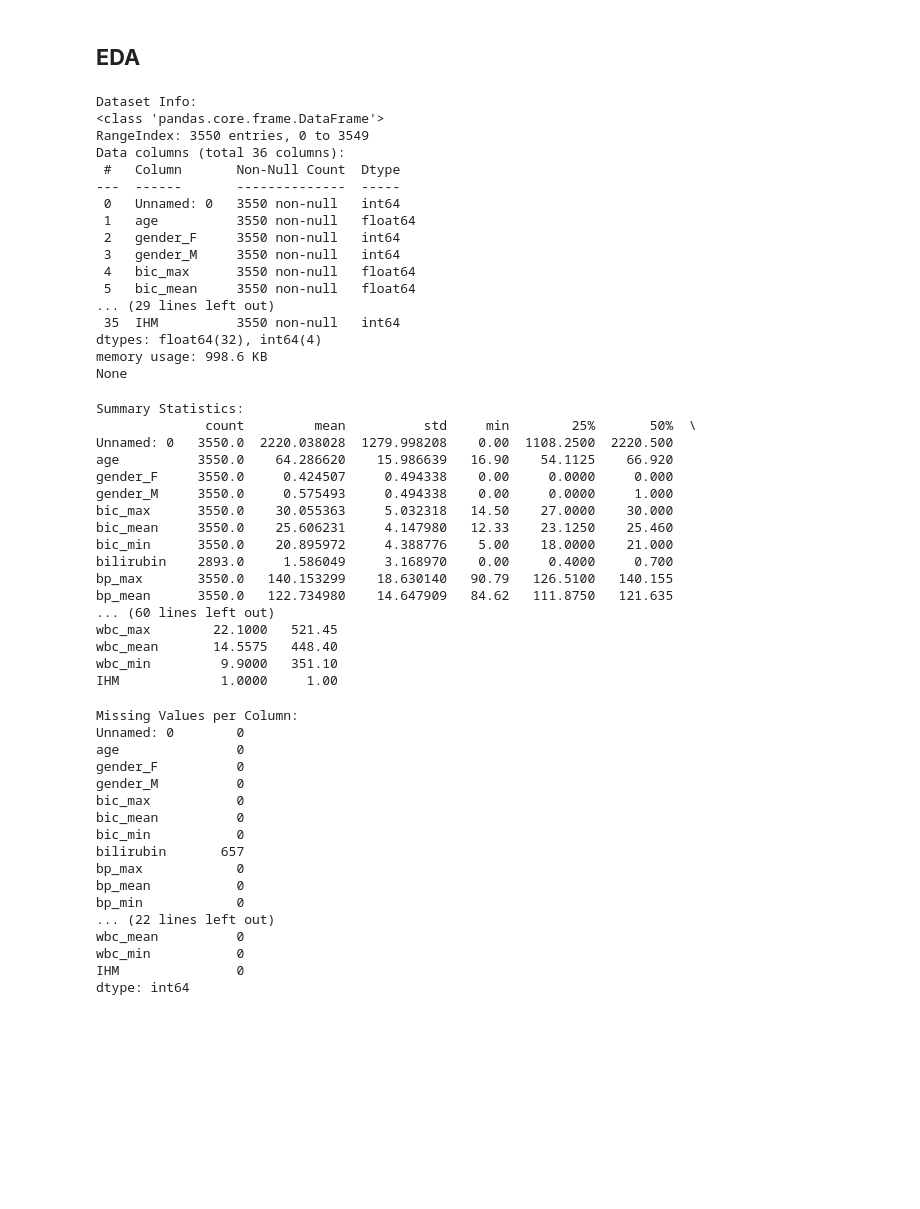
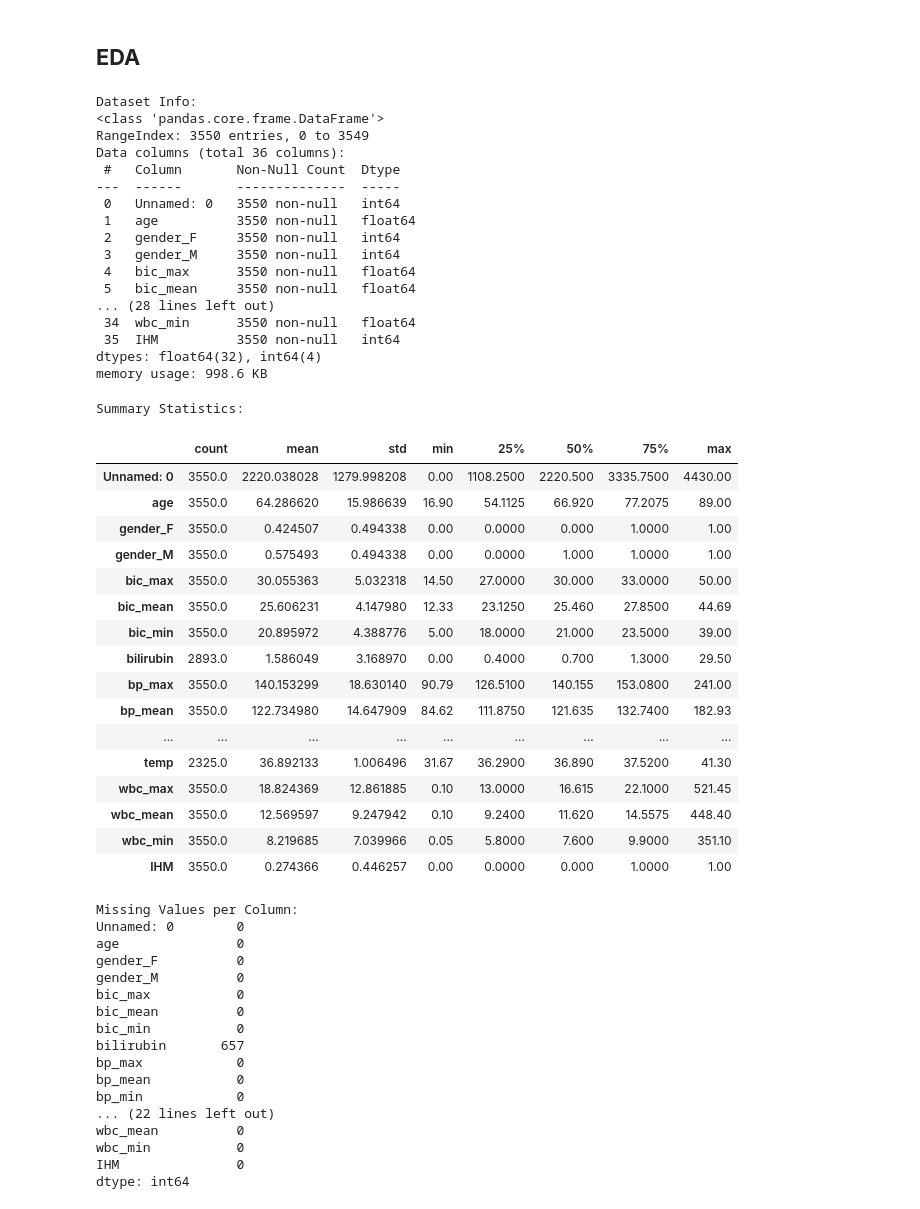
Before and after one commit to kibuba-njihia/AKI-Mortality-Prediction, a Jupyter notebook: AKI_Mortality_Prediction.ipynb, the cells around one changed output. Cells and saved outputs as stored; diff of their text form; code cells hidden in the pictures; blank space fills up the shorter version.

```diff
--- a/AKI_Mortality_Prediction.ipynb
+++ b/AKI_Mortality_Prediction.ipynb
@@ -57,7 +57,8 @@ Requirement already satisfied: scipy>=1.6.0 in /usr/local/lib/python3.11/dist-pa
 Requirement already satisfied: joblib>=1.2.0 in /usr/local/lib/python3.11/dist-packages (from scikit-learn) (1.4.2)
 Requirement already satisfied: threadpoolctl>=3.1.0 in /usr/local/lib/python3.11/dist-packages (from scikit-learn) (3.5.0)
 # %%
-df = pd.read_csv("https://raw.githubusercontent.com/davidnene/practice_datasets/refs/heads/main/ihm_aki.csv")
+# df = pd.read_csv("https://raw.githubusercontent.com/davidnene/practice_datasets/refs/heads/main/ihm_aki.csv")
+df = pd.read_csv("https://github.com/kibuba-njihia/AKI-Mortality-Prediction/main/ihm_aki.csv")
 # %% [markdown]
 ## **1. Overview of the Dataset**
 # %%
@@ -193,7 +194,7 @@ df.sample(20)
 # %%
 # General Information
 print("Dataset Info:")
-print(df.info())
+df.info()
 # %% [output]
 Dataset Info:
 <class 'pandas.core.frame.DataFrame'>
@@ -207,33 +208,35 @@ Data columns (total 36 columns):
  3   gender_M     3550 non-null   int64
  4   bic_max      3550 non-null   float64
  5   bic_mean     3550 non-null   float64
-... (29 lines left out)
+... (28 lines left out)
+ 34  wbc_min      3550 non-null   float64
  35  IHM          3550 non-null   int64
 dtypes: float64(32), int64(4)
 memory usage: 998.6 KB
-None
 # %%
 # Summary Statistics
 print("Summary Statistics:")
-print(df.describe().T)
+# print(df.describe().T)
+df.describe().T
 # %% [output]
 Summary Statistics:
-              count         mean          std     min        25%       50%  \
-Unnamed: 0   3550.0  2220.038028  1279.998208    0.00  1108.2500  2220.500
-age          3550.0    64.286620    15.986639   16.90    54.1125    66.920
-gender_F     3550.0     0.424507     0.494338    0.00     0.0000     0.000
-gender_M     3550.0     0.575493     0.494338    0.00     0.0000     1.000
-bic_max      3550.0    30.055363     5.032318   14.50    27.0000    30.000
-bic_mean     3550.0    25.606231     4.147980   12.33    23.1250    25.460
-bic_min      3550.0    20.895972     4.388776    5.00    18.0000    21.000
-bilirubin    2893.0     1.586049     3.168970    0.00     0.4000     0.700
-bp_max       3550.0   140.153299    18.630140   90.79   126.5100   140.155
-bp_mean      3550.0   122.734980    14.647909   84.62   111.8750   121.635
-... (60 lines left out)
-wbc_max        22.1000   521.45
-wbc_mean       14.5575   448.40
-wbc_min         9.9000   351.10
-IHM             1.0000     1.00
+|  | count | mean | std | min | 25% | 50% | 75% | max |
+| Unnamed: 0 | 3550.0 | 2220.038028 | 1279.998208 | 0.00 | 1108.2500 | 2220.500 | 3335.7500 | 4430.00 |
+| age | 3550.0 | 64.286620 | 15.986639 | 16.90 | 54.1125 | 66.920 | 77.2075 | 89.00 |
+| gender_F | 3550.0 | 0.424507 | 0.494338 | 0.00 | 0.0000 | 0.000 | 1.0000 | 1.00 |
+| gender_M | 3550.0 | 0.575493 | 0.494338 | 0.00 | 0.0000 | 1.000 | 1.0000 | 1.00 |
+| bic_max | 3550.0 | 30.055363 | 5.032318 | 14.50 | 27.0000 | 30.000 | 33.0000 | 50.00 |
+| bic_mean | 3550.0 | 25.606231 | 4.147980 | 12.33 | 23.1250 | 25.460 | 27.8500 | 44.69 |
+| bic_min | 3550.0 | 20.895972 | 4.388776 | 5.00 | 18.0000 | 21.000 | 23.5000 | 39.00 |
+| bilirubin | 2893.0 | 1.586049 | 3.168970 | 0.00 | 0.4000 | 0.700 | 1.3000 | 29.50 |
+| bp_max | 3550.0 | 140.153299 | 18.630140 | 90.79 | 126.5100 | 140.155 | 153.0800 | 241.00 |
+| bp_mean | 3550.0 | 122.734980 | 14.647909 | 84.62 | 111.8750 | 121.635 | 132.7400 | 182.93 |
+| ... | ... | ... | ... | ... | ... | ... | ... | ... |
+| temp | 2325.0 | 36.892133 | 1.006496 | 31.67 | 36.2900 | 36.890 | 37.5200 | 41.30 |
+| wbc_max | 3550.0 | 18.824369 | 12.861885 | 0.10 | 13.0000 | 16.615 | 22.1000 | 521.45 |
+| wbc_mean | 3550.0 | 12.569597 | 9.247942 | 0.10 | 9.2400 | 11.620 | 14.5575 | 448.40 |
+| wbc_min | 3550.0 | 8.219685 | 7.039966 | 0.05 | 5.8000 | 7.600 | 9.9000 | 351.10 |
+| IHM | 3550.0 | 0.274366 | 0.446257 | 0.00 | 0.0000 | 0.000 | 1.0000 | 1.00 |
 # %%
 # Check for Missing Values
 print("Missing Values per Column:")
```
Also changed, not shown: parts of 1 cell of this notebook.
